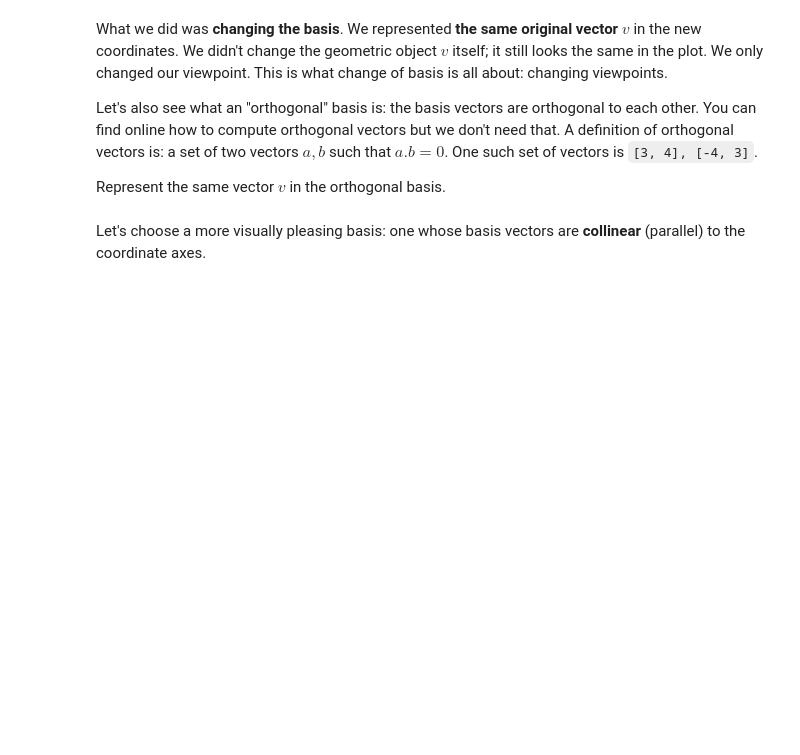
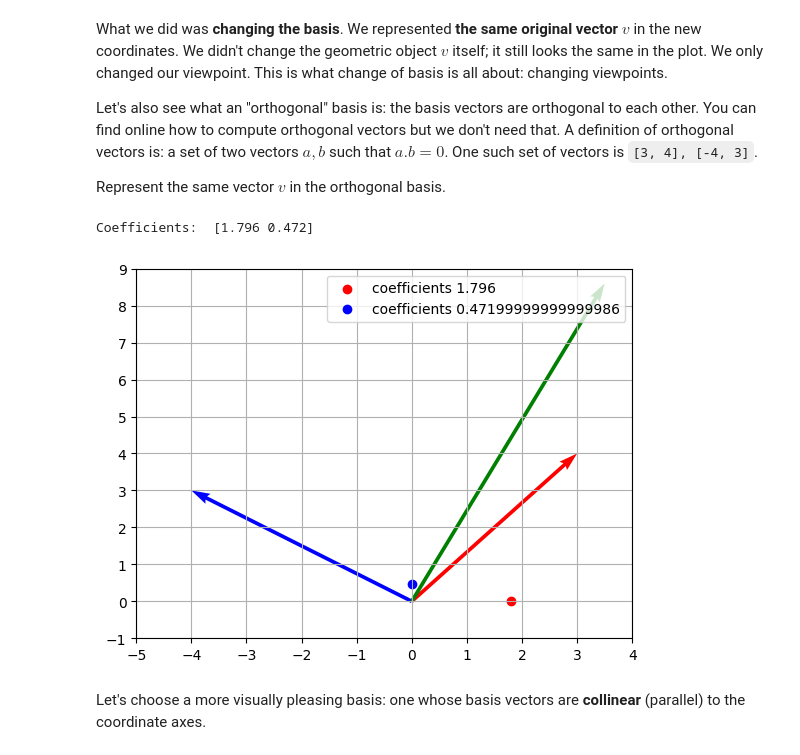
Before and after one commit to BoykoPetevBoev/SoftUni-Math-Concepts-for-Developers-March-2022, a Jupyter notebook: 06. Linear-Algebra-Exercise/Linear Algebra Exercise.ipynb, the cells around one changed output. Cells and saved outputs as stored; diff of their text form; code cells hidden in the pictures; blank space fills up the shorter version.

```diff
--- a/06. Linear-Algebra-Exercise/Linear Algebra Exercise.ipynb
+++ b/06. Linear-Algebra-Exercise/Linear Algebra Exercise.ipynb
@@ -90,8 +118,12 @@ Represent the same vector $v$ in the orthogonal basis.
 # %%
 e1, e2 = [[3, 4], [-4, 3]]
 coefficients = find_linear_combination_coefficients(e1, e2, v)
 print("Coefficients: ", str(coefficients))
+show_coefficients(coefficients)
 plot_vectors([[0, 0, i[0], i[1]] for i in [e1, e2, v]], ["red", "blue", "green"])
+# %% [output]
+Coefficients:  [1.796 0.472]
+[figure, added]
 # %% [markdown]
 Let's choose a more visually pleasing basis: one whose basis vectors are **collinear** (parallel) to the coordinate axes.
 # %%
```
Also changed, not shown: parts of 9 cells of this notebook.
